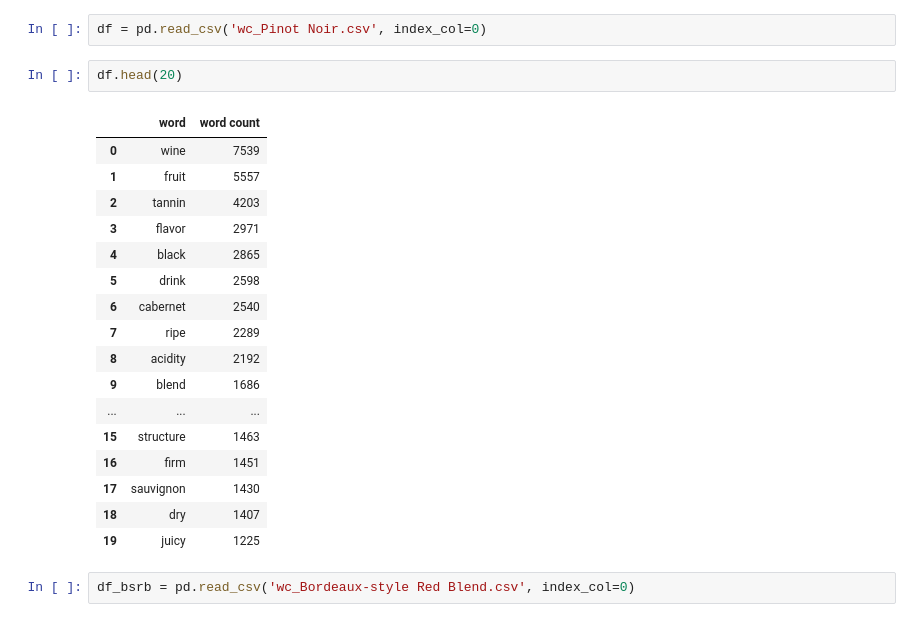
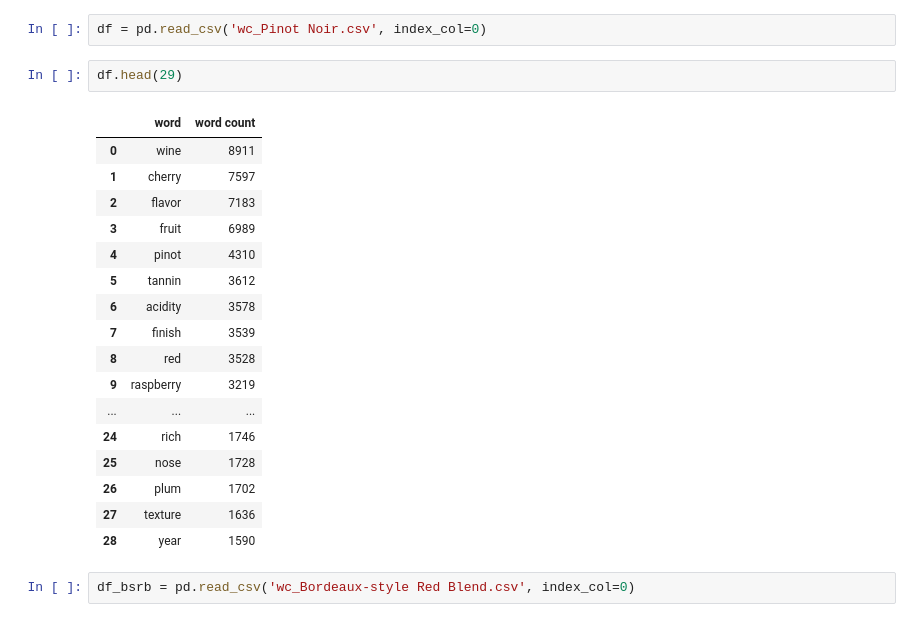
Before and after one commit to SamuelAdamsMcGuire/sommelier_app, a Jupyter notebook: notebooks/word_analysis/word_count_variety/Top_Words_Analysis.ipynb, the cells around one changed output. Cells and saved outputs as stored; diff of their text form.

Commit message:
exact wine added

```diff
--- a/notebooks/word_analysis/word_count_variety/Top_Words_Analysis.ipynb
+++ b/notebooks/word_analysis/word_count_variety/Top_Words_Analysis.ipynb
@@ -7,25 +7,25 @@ df_total = pd.read_csv('../../../data/df_nonans.csv', index_col=0)
 # %%
 df = pd.read_csv('wc_Pinot Noir.csv', index_col=0)
 # %%
-df.head(20)
+df.head(29)
 # %% [output]
 |  | word | word count |
-| 0 | wine | 7539 |
-| 1 | fruit | 5557 |
-| 2 | tannin | 4203 |
-| 3 | flavor | 2971 |
-| 4 | black | 2865 |
-| 5 | drink | 2598 |
-| 6 | cabernet | 2540 |
-| 7 | ripe | 2289 |
-| 8 | acidity | 2192 |
-| 9 | blend | 1686 |
+| 0 | wine | 8911 |
+| 1 | cherry | 7597 |
+| 2 | flavor | 7183 |
+| 3 | fruit | 6989 |
+| 4 | pinot | 4310 |
+| 5 | tannin | 3612 |
+| 6 | acidity | 3578 |
+| 7 | finish | 3539 |
+| 8 | red | 3528 |
+| 9 | raspberry | 3219 |
 | ... | ... | ... |
-| 15 | structure | 1463 |
-| 16 | firm | 1451 |
-| 17 | sauvignon | 1430 |
-| 18 | dry | 1407 |
-| 19 | juicy | 1225 |
+| 24 | rich | 1746 |
+| 25 | nose | 1728 |
+| 26 | plum | 1702 |
+| 27 | texture | 1636 |
+| 28 | year | 1590 |
 # %%
 df_bsrb = pd.read_csv('wc_Bordeaux-style Red Blend.csv', index_col=0)
 # %%
```
Also changed, not shown: 3 other files.
